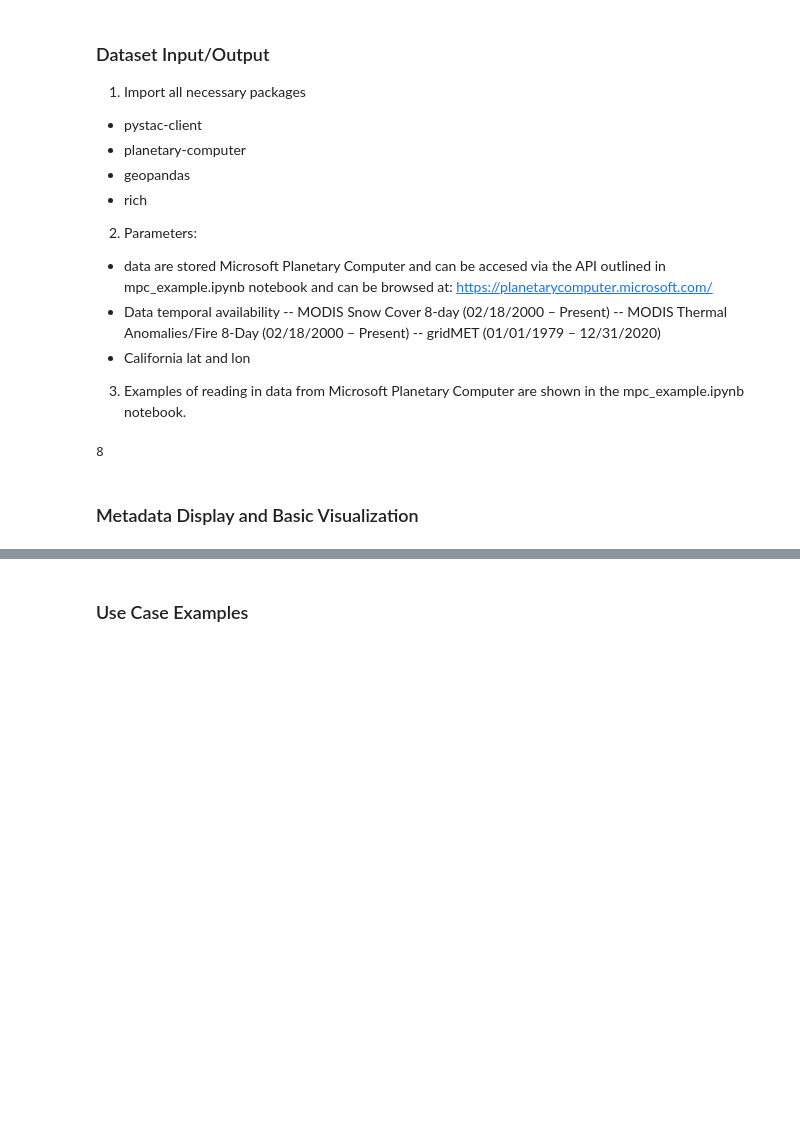
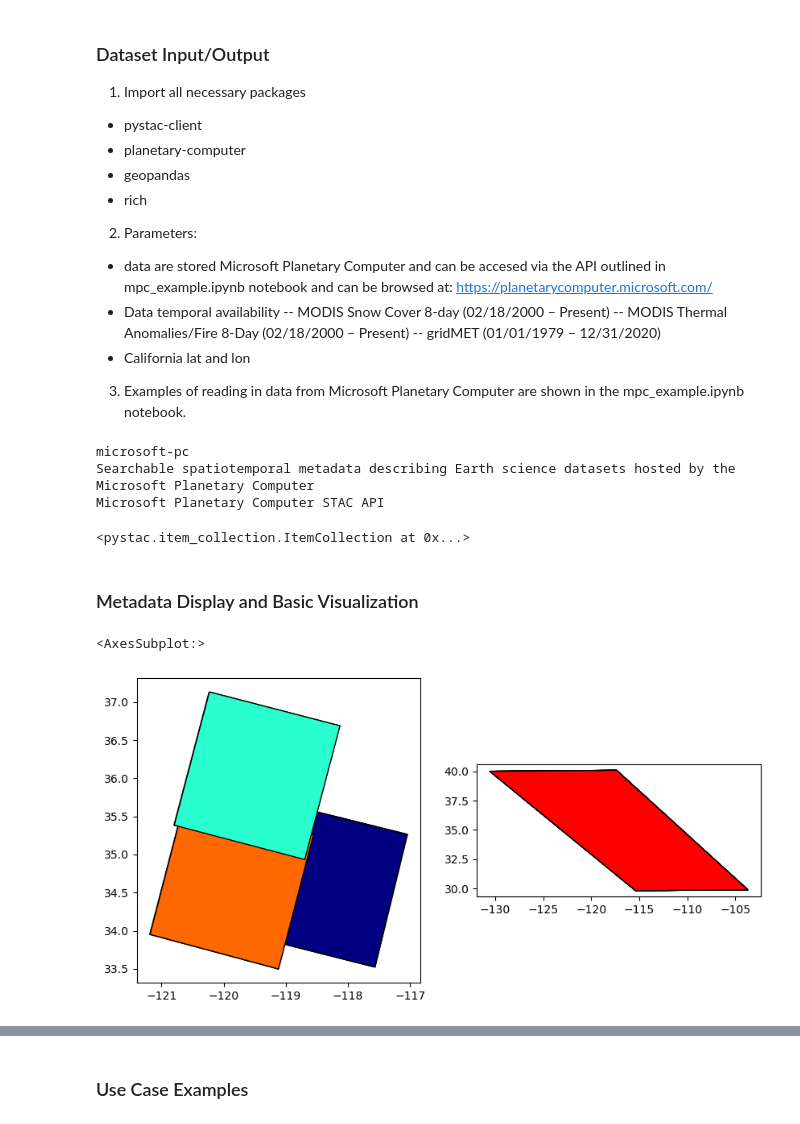
Before and after one commit to EDS220-Fall2022-org/homework-2-mac, a Jupyter notebook: finalproject_MAC.ipynb, the cells around one changed output, grey strips where cells are left out. Cells and saved outputs as stored; diff of their text form; code cells hidden in the pictures; blank space fills up the shorter version.

```diff
--- a/finalproject_MAC.ipynb
+++ b/finalproject_MAC.ipynb
@@ -72,25 +77,89 @@ from IPython.display import Image
 # %%
 # Connect with Microsoft Planetary Computer (MPC)
+# Using the STAC API we create access the catalog of satalite images from MPC
 catalog = pystac_client.Client.open(
     "https://planetarycomputer.microsoft.com/api/stac/v1",
     modifier=planetary_computer.sign_inplace,
 )
+
+# MPC Metadata
+print(catalog.id)
+print(catalog.description)
+print(catalog.title)
+# %% [output]
+microsoft-pc
+Searchable spatiotemporal metadata describing Earth science datasets hosted by the Microsoft Planetary Computer
+Microsoft Planetary Computer STAC API
 # %%
 # specify presets
 time_range = "2020-12-01/2020-12-31"
-bbox = [-122.2751, 47.5469, -121.9613, 47.7458]
-source = "landsat-c2-l2"
+bbox = [-120, 34.5, -119, 35]
+source_landsat = "landsat-8-c2-l2"
+source_snow = "modis-10A2-061"
+source_fire = "modis-14A2-061"
+source_gridMET = "gridmet"
 
-search = catalog.search(collections=[source], bbox=bbox, datetime=time_range)
-items = search.get_all_items()
-len(items)
+# select the satalite collection within the MPC catalog and turn them into list of items.
+# While selecting we specify our presets such as the date and location of interest
+search_landsat = catalog.search(collections=[source_landsat], bbox=bbox, datetime=time_range)
+items_landsat = search_landsat.get_all_items()
+
+search_snow = catalog.search(collections=[source_snow], bbox=bbox, datetime=time_range)
+items_snow = search_snow.get_all_items()
+
+search_fire = catalog.search(collections=[source_fire], bbox=bbox, datetime=time_range)
+items_fire = search_fire.get_all_items()
+
+search_gridMET = catalog.search(collections=[source_gridMET], bbox=bbox, datetime=time_range)
+items_gridMET = search_gridMET.get_all_items()
+
+
+#id(items_landsat)
+#print(pystac.items_landsat.description)
+#dir(search_landsat)
+#type(items_landsat)
+
+items_snow
+
+#len(items_gridMET)
+
+#print(items_landsat.__doc__)
+
+#print(items_landsat.to_dict)
+#print(items_landsat.description)
+#print(items_landsat.extent)
+#print(items_landsat.title)
+#print(items_landsat.stac_extensions)
+
+#type(items_landsat)
 # %% [output]
-8
+<pystac.item_collection.ItemCollection at 0x...>
 # %% [markdown]
 <a id='display'></a>
 ### Metadata Display and Basic Visualization
 # %%
-# extract a data frame
-df = geopandas.GeoDataFrame.from_features(items.to_dict(), crs="epsg:4326")
+# We can turn the above previously created list of items into a geopandas dataframe
+# this df now has a row for each item (each image taken as the satalite passed over the area of interest during our specified time range)
+# for the example landsat data we have 4 images taken
+# each column is a property of the item (such as the date, location, cloud cover, etc)
+# the geometry column represents a polygon that has the edges of our image, the raster data is not present until requested via API.
+df_landsat = geopandas.GeoDataFrame.from_features(items_landsat.to_dict(), crs="epsg:4326")
+df_snow = geopandas.GeoDataFrame.from_features(items_snow.to_dict(), crs="epsg:4326")
+df_fire = geopandas.GeoDataFrame.from_features(items_fire.to_dict(), crs="epsg:4326")
+#df_gridMET = geopandas.GeoDataFrame.from_features(items_gridMET.to_dict(), crs="epsg:4326")
+
+
+# plot our items
+#df_landsat.plot(cmap = "jet", edgecolor = "black", column = "landsat:scene_id", figsize = (10,10))
+#df_snow.plot(color = "red", edgecolor = "black", figsize = (10,10))
+#df_fire.plot(color = "red", edgecolor = "black", figsize = (10,10))
+#df_gridMET.plot(color = "red", edgecolor = "black", figsize = (10,10))
+
+fig, (ax1, ax2) = plt.subplots(ncols = 2, figsize = (10,8))
+df_landsat.plot(ax = ax1, cmap = "jet", edgecolor = "black", column = "landsat:scene_id", figsize = (5,5))
+df_snow.plot(ax = ax2, color = "red", edgecolor = "black", figsize = (10,10))
+# %% [output]
+<AxesSubplot:>
+[figure, added]
 # %%
 # filter out clouds
```
Also changed, not shown: parts of 7 cells of this notebook.
